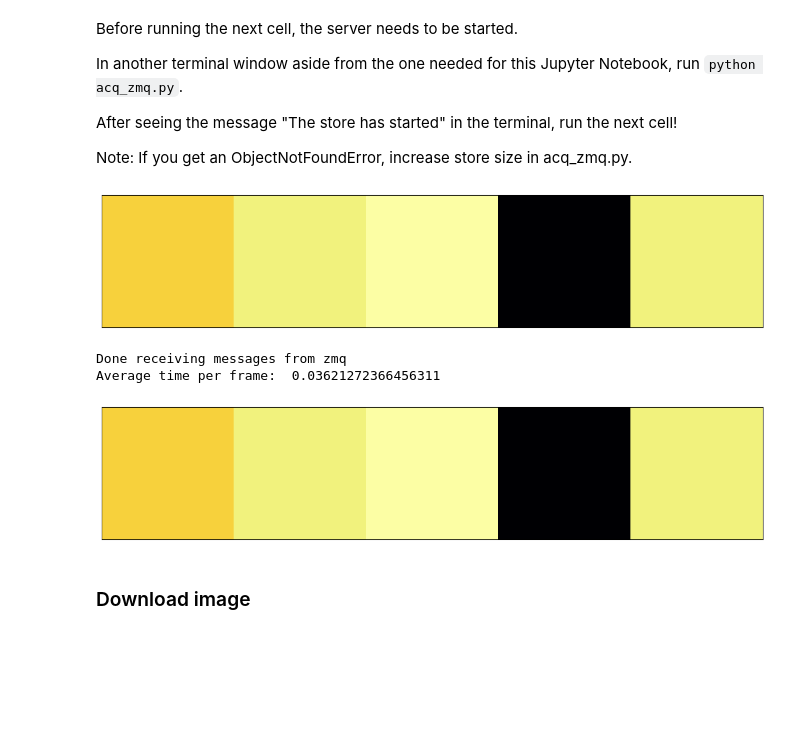
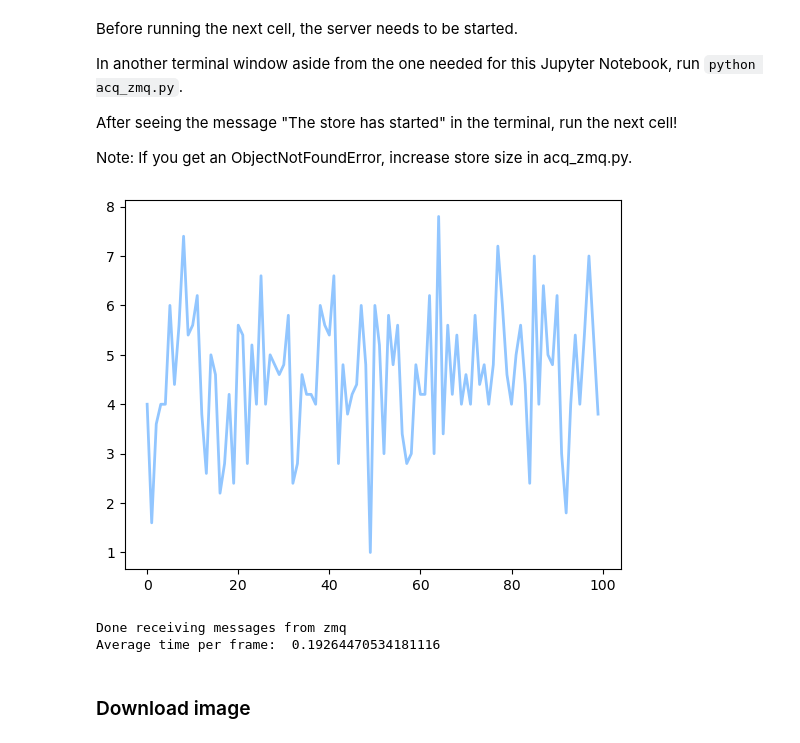
Before and after one commit to project-improv/improv, a Jupyter notebook: demos/jupyter/visual_interface_demo.ipynb, the cells around one changed output. Drawn from its saved outputs; the diff is of its cells as text; code cells hidden in the pictures; blank space fills up the shorter version.

Commit message:
plt avg data as an example

```diff
--- a/demos/jupyter/visual_interface_demo.ipynb
+++ b/demos/jupyter/visual_interface_demo.ipynb
@@ -36,46 +36,57 @@ context = zmq.Context()
 socket = context.socket(zmq.SUB)
 socket.connect("tcp://127.0.0.1:5556")
 socket.setsockopt_string(zmq.SUBSCRIBE, '')
 
 # configuration settings for plotting
-fig = plt.figure(figsize=(15,10))
-ax = fig.add_subplot(1,1,1)
-ax.axes.get_xaxis().set_visible(False)
-ax.axes.get_yaxis().set_visible(False)
-clear_output()
+# fig = plt.figure(figsize=(15,10))
+# ax = fig.add_subplot(1,1,1)
+# ax.axes.get_xaxis().set_visible(False)
+# ax.axes.get_yaxis().set_visible(False)
+# clear_output()
 
 # preparation to start receiving messages
 timing_loop = []
+avg_values = []
 n=1
 print("Waiting to receive message from zmq ...")
 
 # loop to run live image updates
 while True:
     message = socket.recv()
     if message == b'quit':
         break
     t1 = time.time()
-    clear_output(wait=True)
     object_id = plasma.ObjectID(message)
     try:
         data = lmb.getID(object_id)
+         # compute the average of data
+        avg = np.mean(data)
+        # add the average to avg_values
+        avg_values.append(avg)
+        if len(avg_values) > 100:
+            # if there are more than 100 values in avg_values, remove the oldest one
+            avg_values.pop(0)
     except ObjectNotFoundError:
         pass
 
-    ax.cla()
-    ax.imshow(data, cmap='inferno')
-    display(fig)
+    # plot the avg_values
+    plt.style.use('seaborn-v0_8-pastel')
+    plt.grid(False)
+    plt.rcParams['lines.linewidth'] = 2
+    plt.cla()  # clear the previous plot
+    plt.plot(avg_values)  # plot the avg_values
+    clear_output(wait=True)  # clear the previous output
+    plt.pause(0.1)  # pause a bit for the plot to update
     loop_time = time.time() - t1
     timing_loop.append(loop_time)
     n=n+1
 
 print("Done receiving messages from zmq")
 print("Average time per frame: ", mean(timing_loop))
 # %% [output]
-[figure, old version]
+[figure, new version]
 Done receiving messages from zmq
-Average time per frame:  0.03621272366456311
+Average time per frame:  0.19264470534181116
-[figure, removed]
 # %% [markdown]
 ### Download image
 # %%
```
Also changed, not shown: 1 other file.
